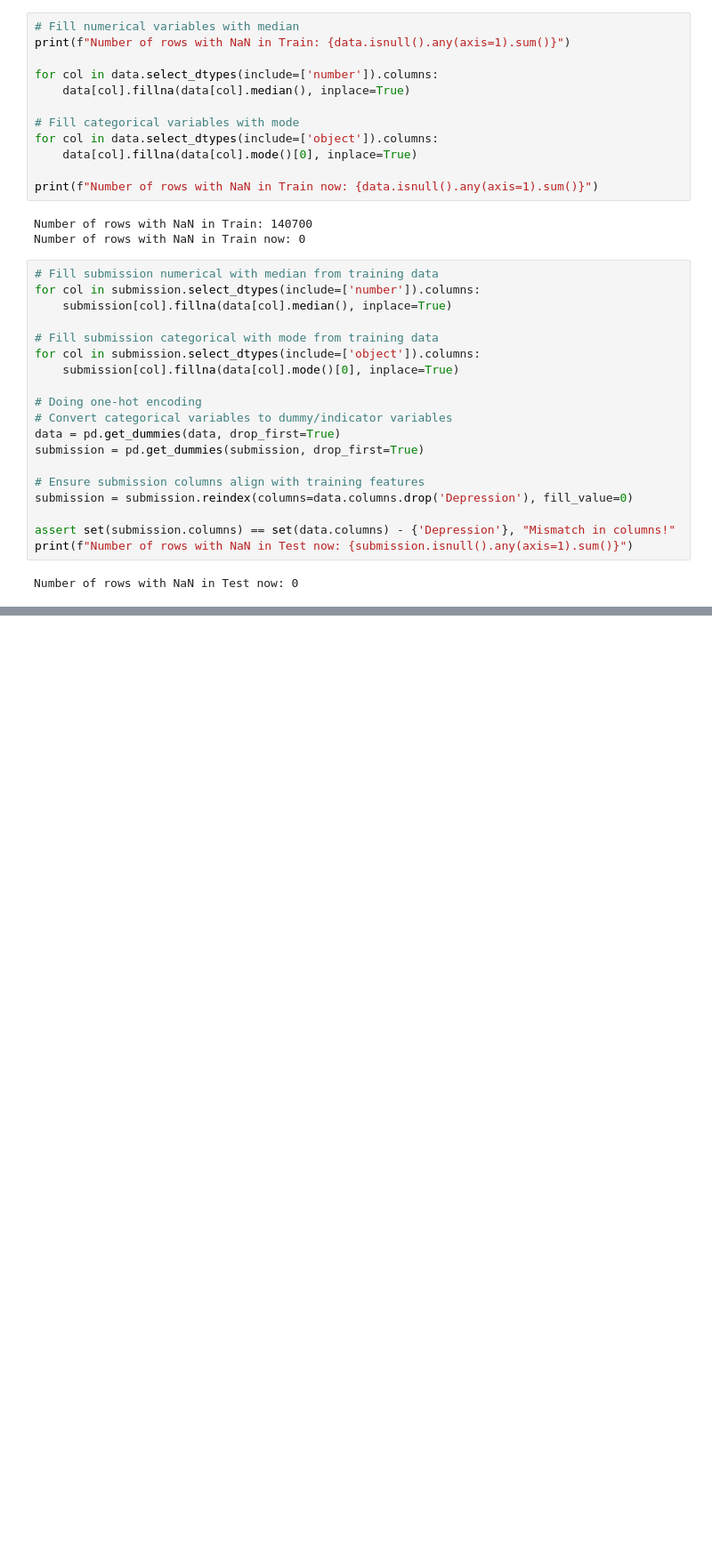
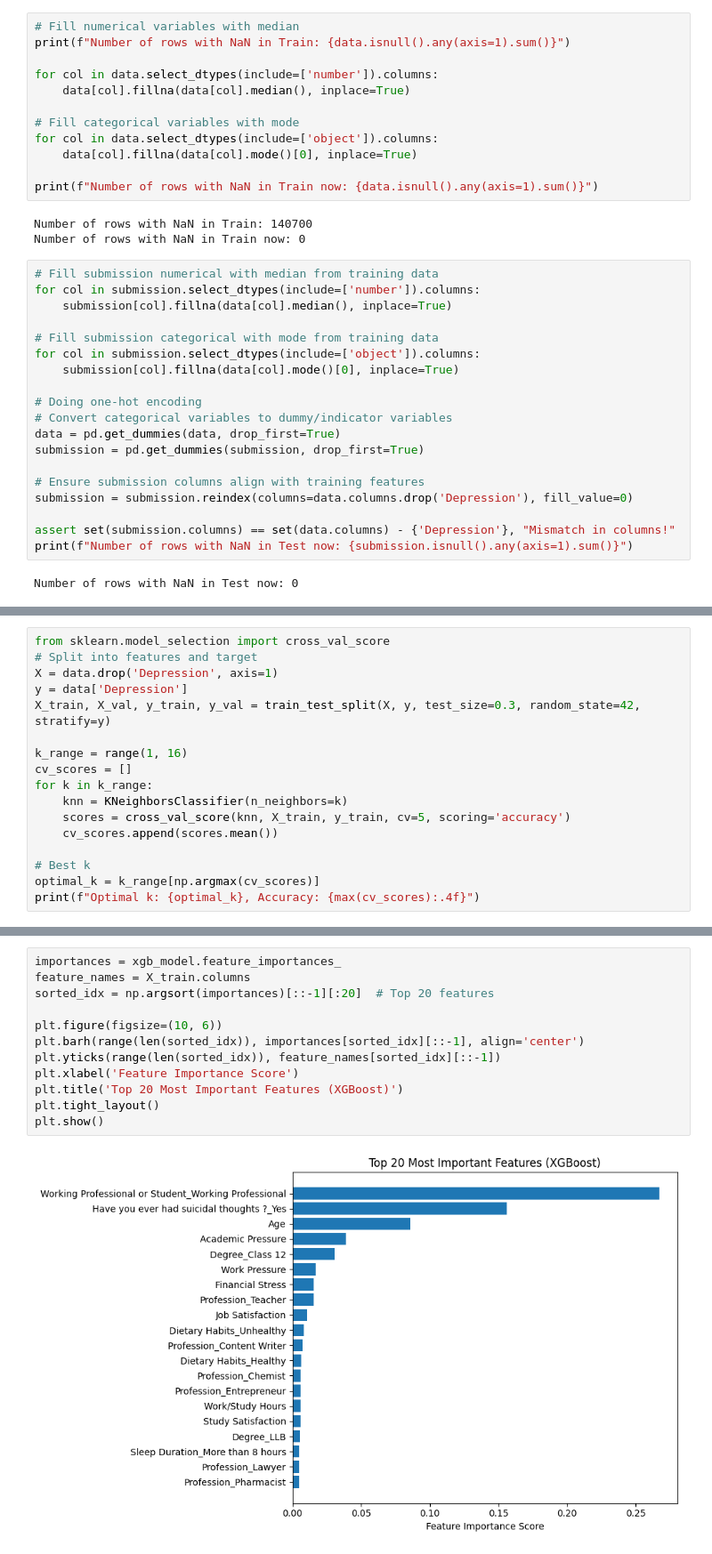
Before and after one commit to ashzhe7/BIOS635_Final, a Jupyter notebook: BIOS635_Final_Code.ipynb, the cells around one changed output, grey strips where cells are left out. Shown at 89% size. Cells and saved outputs as stored; diff of their text form; blank space fills up the shorter version.

```diff
--- a/BIOS635_Final_Code.ipynb
+++ b/BIOS635_Final_Code.ipynb
@@ -107,0 +171,17 @@ Number of rows with NaN in Test now: 0
+# %%
+from sklearn.model_selection import cross_val_score
+# Split into features and target
+X = data.drop('Depression', axis=1)
+y = data['Depression']
+X_train, X_val, y_train, y_val = train_test_split(X, y, test_size=0.3, random_state=42, stratify=y)
+
+k_range = range(1, 16)
+cv_scores = []
+for k in k_range:
+    knn = KNeighborsClassifier(n_neighbors=k)
+    scores = cross_val_score(knn, X_train, y_train, cv=5, scoring='accuracy')
+    cv_scores.append(scores.mean())
+
+# Best k
+optimal_k = k_range[np.argmax(cv_scores)]
+print(f"Optimal k: {optimal_k}, Accuracy: {max(cv_scores):.4f}")
@@ -107,0 +299,14 @@ Number of rows with NaN in Test now: 0
+# %%
+importances = xgb_model.feature_importances_
+feature_names = X_train.columns
+sorted_idx = np.argsort(importances)[::-1][:20]  # Top 20 features
+
+plt.figure(figsize=(10, 6))
+plt.barh(range(len(sorted_idx)), importances[sorted_idx][::-1], align='center')
+plt.yticks(range(len(sorted_idx)), feature_names[sorted_idx][::-1])
+plt.xlabel('Feature Importance Score')
+plt.title('Top 20 Most Important Features (XGBoost)')
+plt.tight_layout()
+plt.show()
+# %% [output]
+[figure, added]
```
Also changed, not shown: parts of 10 cells of this notebook.
